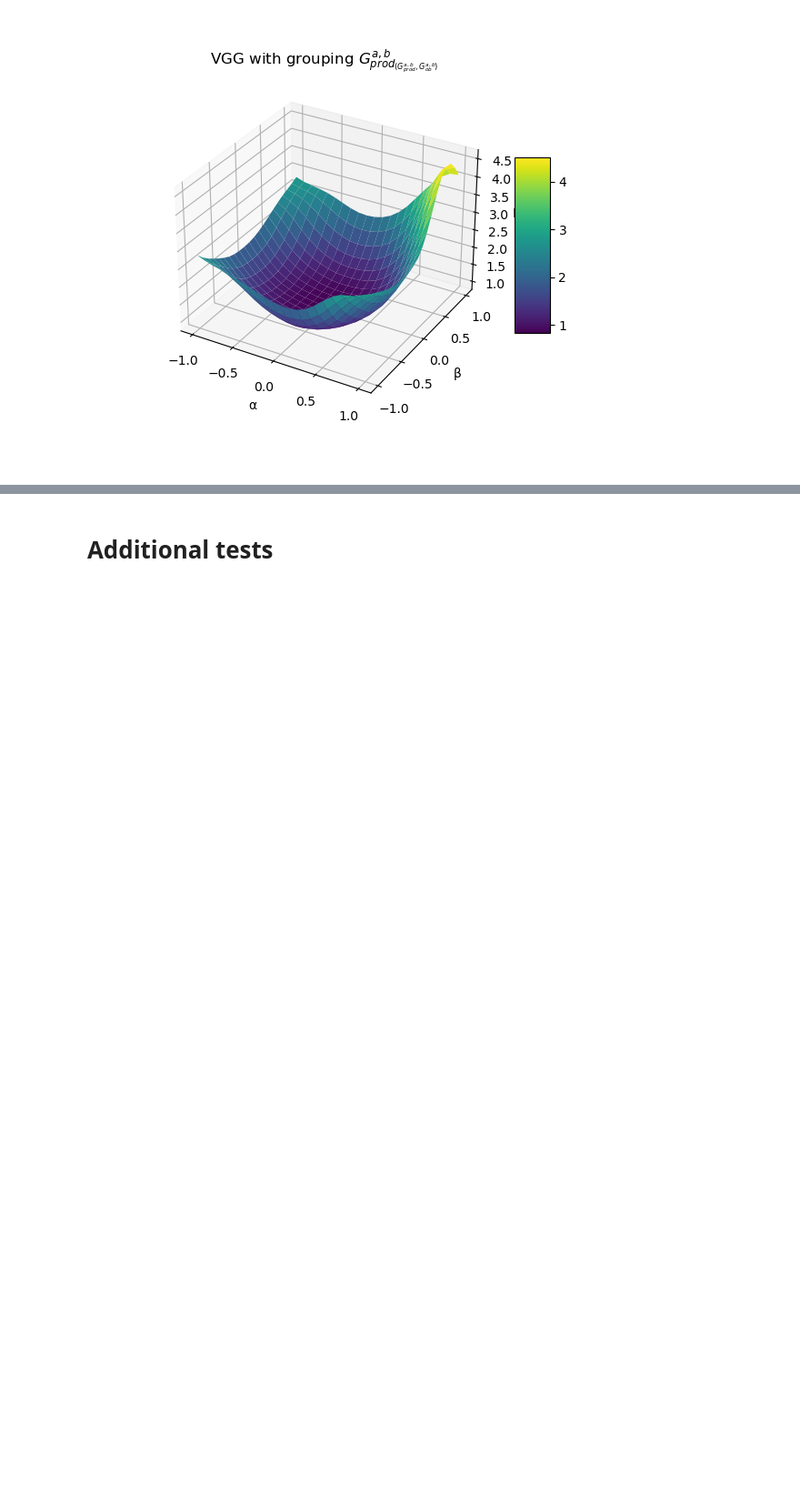
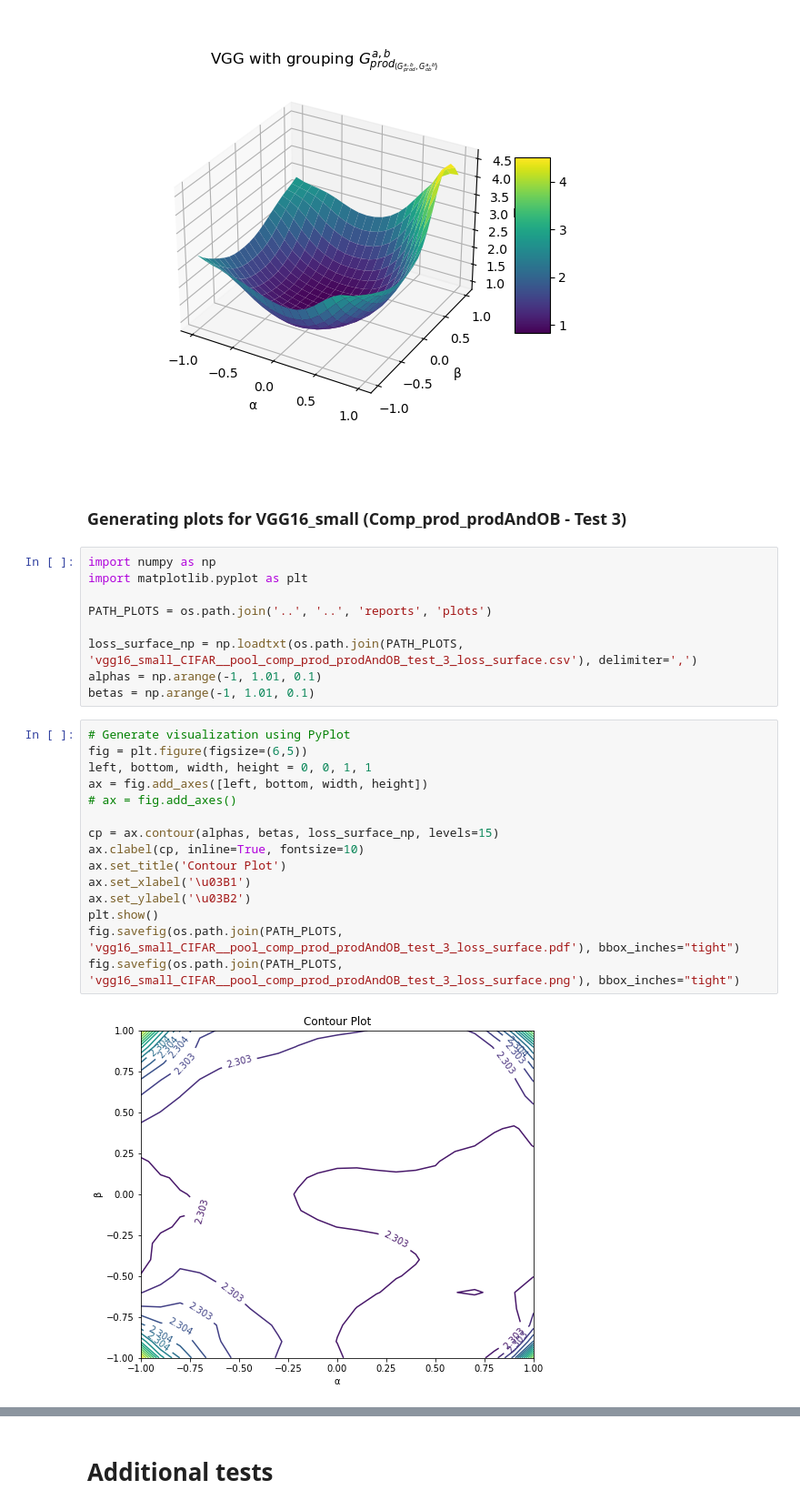
Before and after one commit to iosurodri/overlapsAndGroupings, a Jupyter notebook: src/notebooks/debug_surface_plot.ipynb, the cells around one changed output, grey strips where cells are left out. Shown at 91% size. Cells and saved outputs as stored; diff of their text form; blank space fills up the shorter version.

Commit message:
NEW: Added sample of loss function visualization

```diff
--- a/src/notebooks/debug_surface_plot.ipynb
+++ b/src/notebooks/debug_surface_plot.ipynb
@@ -169,3 +169,31 @@ plt.show()
 # fig.savefig(os.path.join(PATH_PLOTS, 'vgg16_small_CIFAR__pool_comp_prod_prodAndOB_loss_surface.png'), bbox_inches="tight")
 # %% [output]
 [figure]
+# %% [markdown]
+### Generating plots for VGG16_small (Comp_prod_prodAndOB - Test 3)
+# %%
+import numpy as np
+import matplotlib.pyplot as plt
+
+PATH_PLOTS = os.path.join('..', '..', 'reports', 'plots')
+
+loss_surface_np = np.loadtxt(os.path.join(PATH_PLOTS, 'vgg16_small_CIFAR__pool_comp_prod_prodAndOB_test_3_loss_surface.csv'), delimiter=',')
+alphas = np.arange(-1, 1.01, 0.1)
+betas = np.arange(-1, 1.01, 0.1)
+# %%
+# Generate visualization using PyPlot
+fig = plt.figure(figsize=(6,5))
+left, bottom, width, height = 0, 0, 1, 1
+ax = fig.add_axes([left, bottom, width, height])
+# ax = fig.add_axes()
+
+cp = ax.contour(alphas, betas, loss_surface_np, levels=15)
+ax.clabel(cp, inline=True, fontsize=10)
+ax.set_title('Contour Plot')
+ax.set_xlabel('\u03B1')
+ax.set_ylabel('\u03B2')
+plt.show()
+fig.savefig(os.path.join(PATH_PLOTS, 'vgg16_small_CIFAR__pool_comp_prod_prodAndOB_test_3_loss_surface.pdf'), bbox_inches="tight")
+fig.savefig(os.path.join(PATH_PLOTS, 'vgg16_small_CIFAR__pool_comp_prod_prodAndOB_test_3_loss_surface.png'), bbox_inches="tight")
+# %% [output]
+[figure, added]
```
Also changed, not shown: parts of 2 cells of this notebook.
